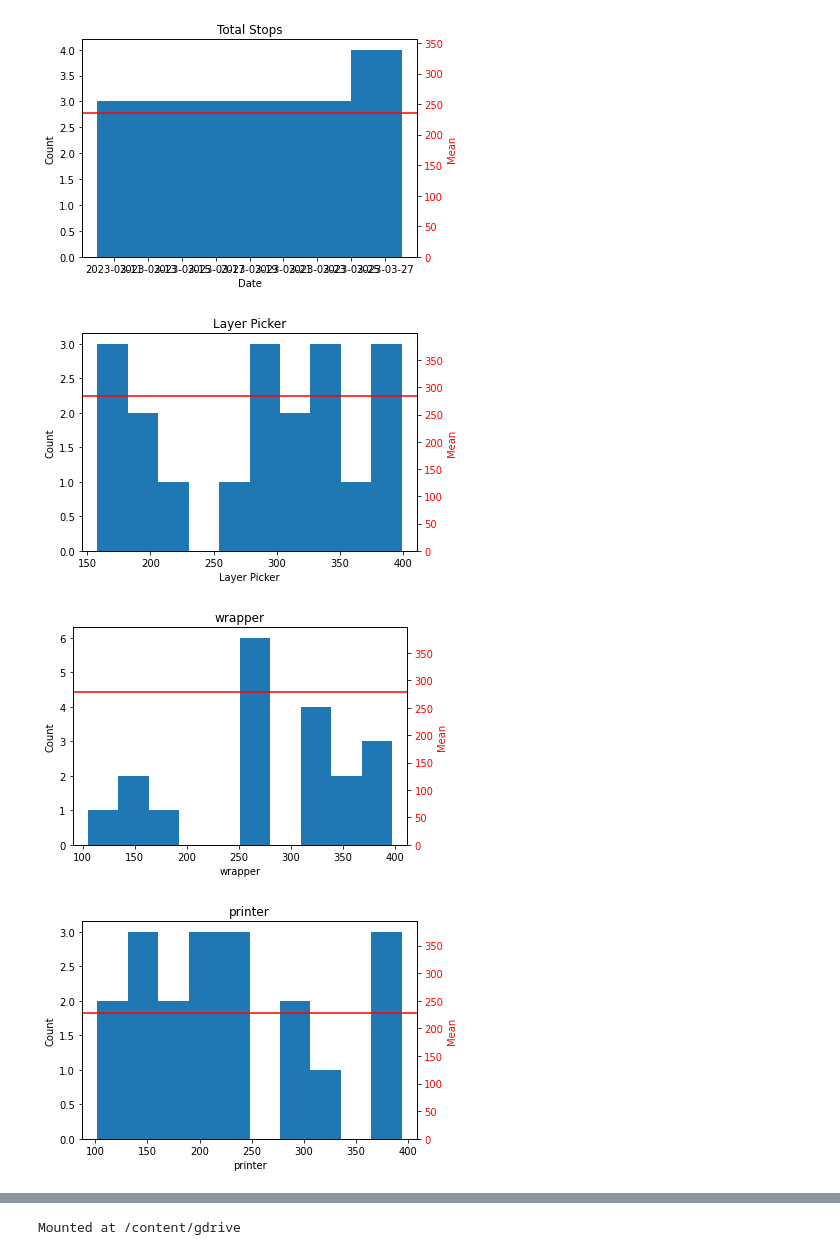
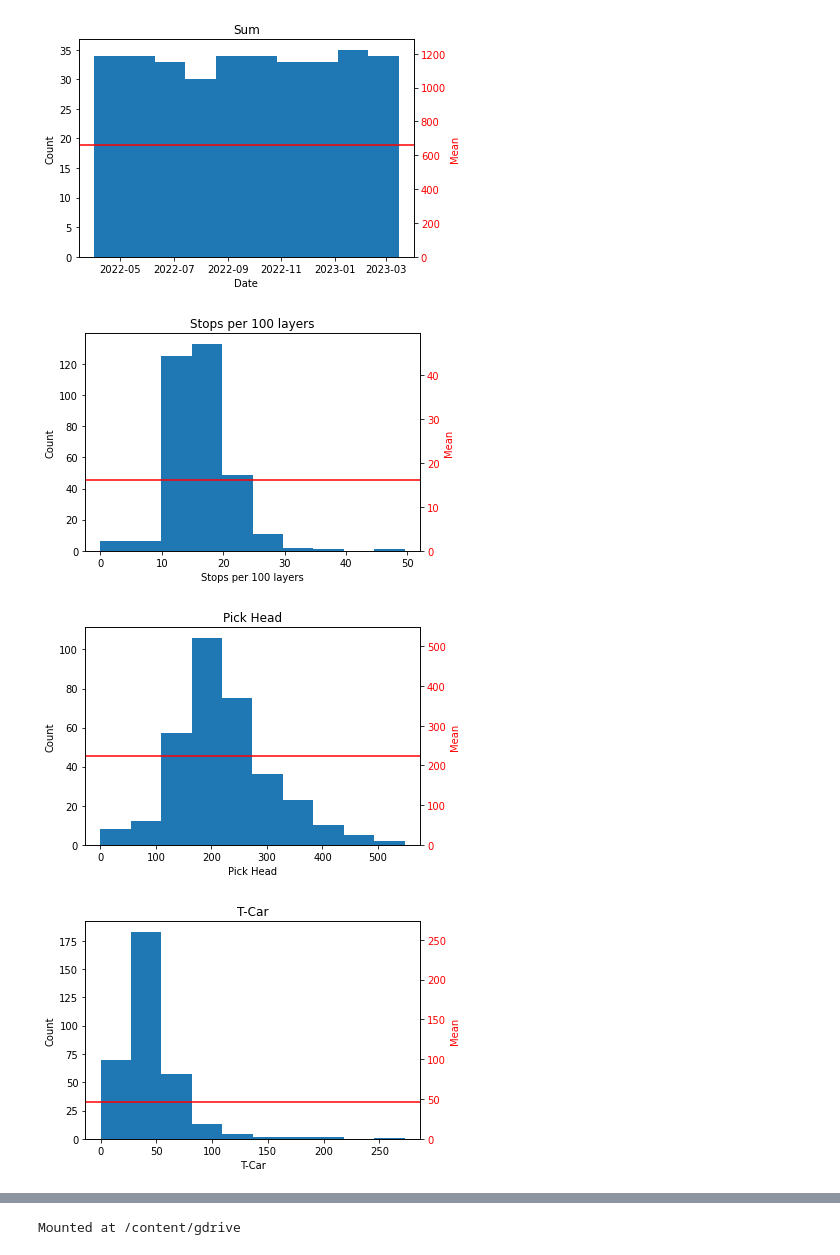
Before and after one commit to charlesrugg/code_examples, a Jupyter notebook: Stops.ipynb, the cells around one changed output, grey strips where cells are left out. Drawn from its saved outputs; the diff is of its cells as text; code cells hidden in the pictures.

```diff
--- a/Stops.ipynb
+++ b/Stops.ipynb
@@ -6,35 +6,35 @@ import matplotlib.pyplot as plt
 import numpy as np
 
 # Load the data into a pandas DataFrame
-df = pd.read_csv("Stops Data - Sheet1.csv", parse_dates=['Date'], index_col='Date')
+df = pd.read_csv("stops (1).csv", parse_dates=['Date'], index_col='Date')
 
 # Create a histogram for each column
 for col in df.columns:
     # Calculate the mean of the column
     avg = df[col].mean()
 
     # Create the histogram
     fig, ax1 = plt.subplots()
     if col == df.columns[0]: # Check if the column is a date column
         ax1.hist(df.index, bins='auto')
         ax1.set_xlabel("Date")
     else:
         ax1.hist(df[col])
         ax1.set_xlabel(col)
     ax1.set_ylabel("Count")
 
     # Add a second y-axis for the mean
     ax2 = ax1.twinx()
     ax2.axhline(y=avg, color='r', linestyle='-')
     ax2.set_ylabel("Mean", color='r')
     ax2.tick_params(axis='y', labelcolor='r')
     ax2.set_ylim([0, df[col].max()])
 
     # Display the plot
     plt.title(col)
     plt.show()
 # %% [output]
-[figure, old version]
+[figure, new version]
-[figure, old version]
+[figure, new version]
-[figure, old version]
+[figure, new version]
-[figure, old version]
+[figure, new version]
```
Also changed, not shown: parts of 7 cells of this notebook.
